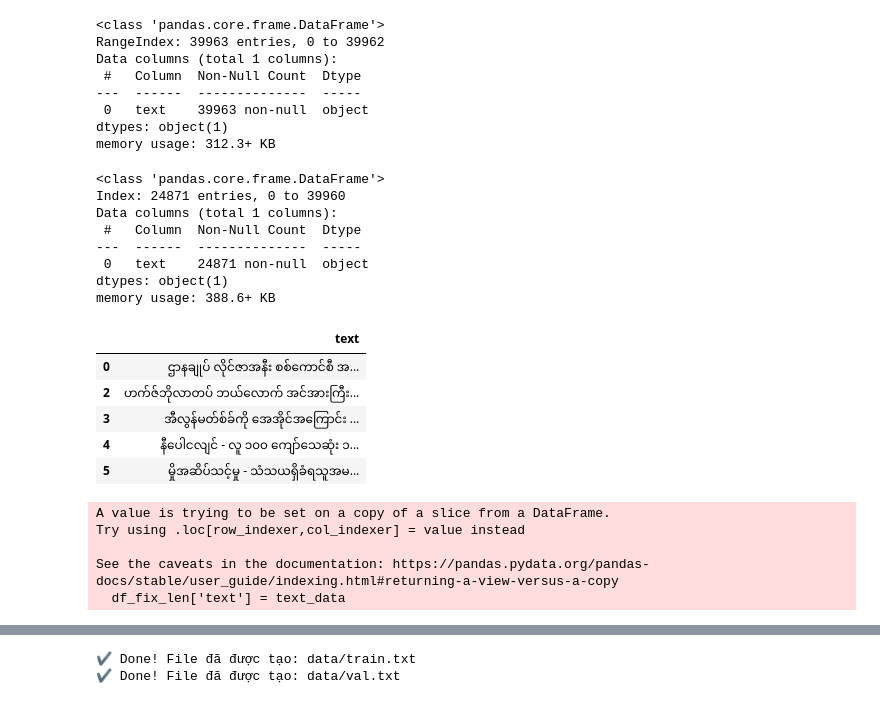
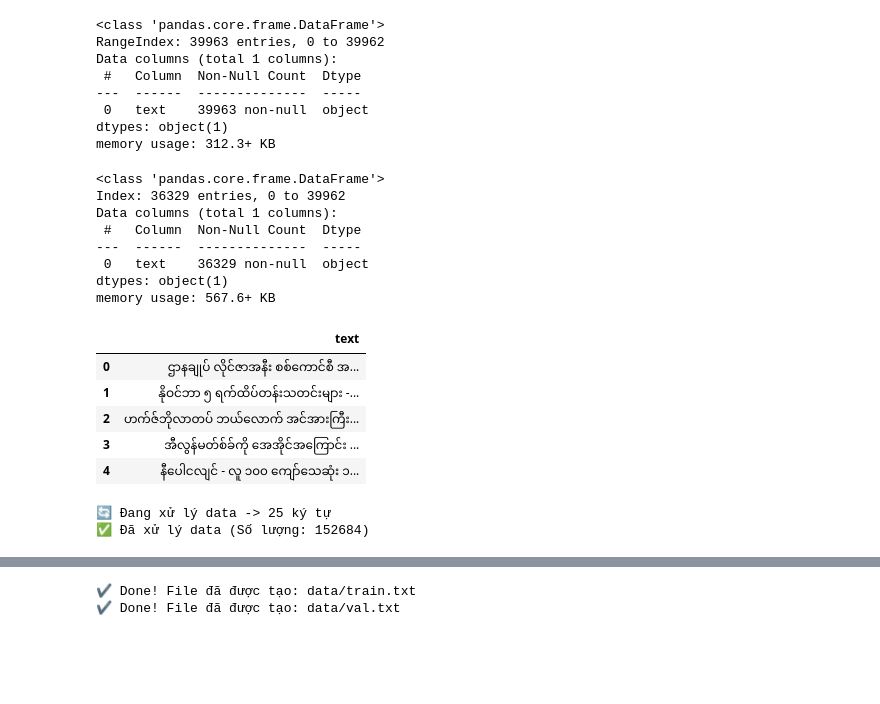
Before and after one commit to NamSeko/MyOCR, a Jupyter notebook: data_genergration/gen_data.ipynb, the cells around one changed output, grey strips where cells are left out. Cells and saved outputs as stored; diff of their text form; code cells hidden in the pictures; blank space fills up the shorter version.

```diff
--- a/data_genergration/gen_data.ipynb
+++ b/data_genergration/gen_data.ipynb
@@ -89,23 +91,23 @@ df_fix_len = df_clean[mask]
 # %%
-df_fix_len.info()
+df_clean.info()
 # %% [output]
 <class 'pandas.core.frame.DataFrame'>
-Index: 24871 entries, 0 to 39960
+Index: 36329 entries, 0 to 39962
 Data columns (total 1 columns):
  #   Column  Non-Null Count  Dtype
 ---  ------  --------------  -----
- 0   text    24871 non-null  object
+ 0   text    36329 non-null  object
 dtypes: object(1)
-memory usage: 388.6+ KB
+memory usage: 567.6+ KB
 # %%
-df_fix_len.head()
+df_clean.head()
 # %% [output]
 |  | text |
 | 0 | ဌာနချုပ် လိုင်ဇာအနီး စစ်ကောင်စီ အ... |
+| 1 | နိုဝင်ဘာ ၅ ရက်ထိပ်တန်းသတင်းများ -... |
 | 2 | ဟက်ဇ်ဘိုလာတပ် ဘယ်လောက် အင်အားကြီး... |
 | 3 | အီလွန်မတ်စ်ခ်ကို အေအိုင်အကြောင်း ... |
 | 4 | နီပေါငလျင် - လူ ၁၀၀ ကျော်သေဆုံး ၁... |
-| 5 | မှိုအဆိပ်သင့်မှု - သံသယရှိခံရသူအမ... |
 # %%
 def clean_text(text):
     text = "".join(ch for ch in text if unicodedata.category(ch)[0] != "C")
@@ -137,10 +147,7 @@ def clean_text_strict(text):
 # %%
-text_data = df_fix_len['text']
+text_data = df_clean['text']
 text_data = [clean_text_strict(text) for text in text_data]
-df_fix_len['text'] = text_data
+text_data = create_short_dataset(text_data)
 # %% [output]
-A value is trying to be set on a copy of a slice from a DataFrame.
-Try using .loc[row_indexer,col_indexer] = value instead
-
-See the caveats in the documentation: https://pandas.pydata.org/pandas-docs/stable/user_guide/indexing.html#returning-a-view-versus-a-copy
-  df_fix_len['text'] = text_data
+🔄 Đang xử lý data -> 25 ký tự
+✅ Đã xử lý data (Số lượng: 152684)
```
Also changed, not shown: parts of 22 cells of this notebook, 33 other files.
